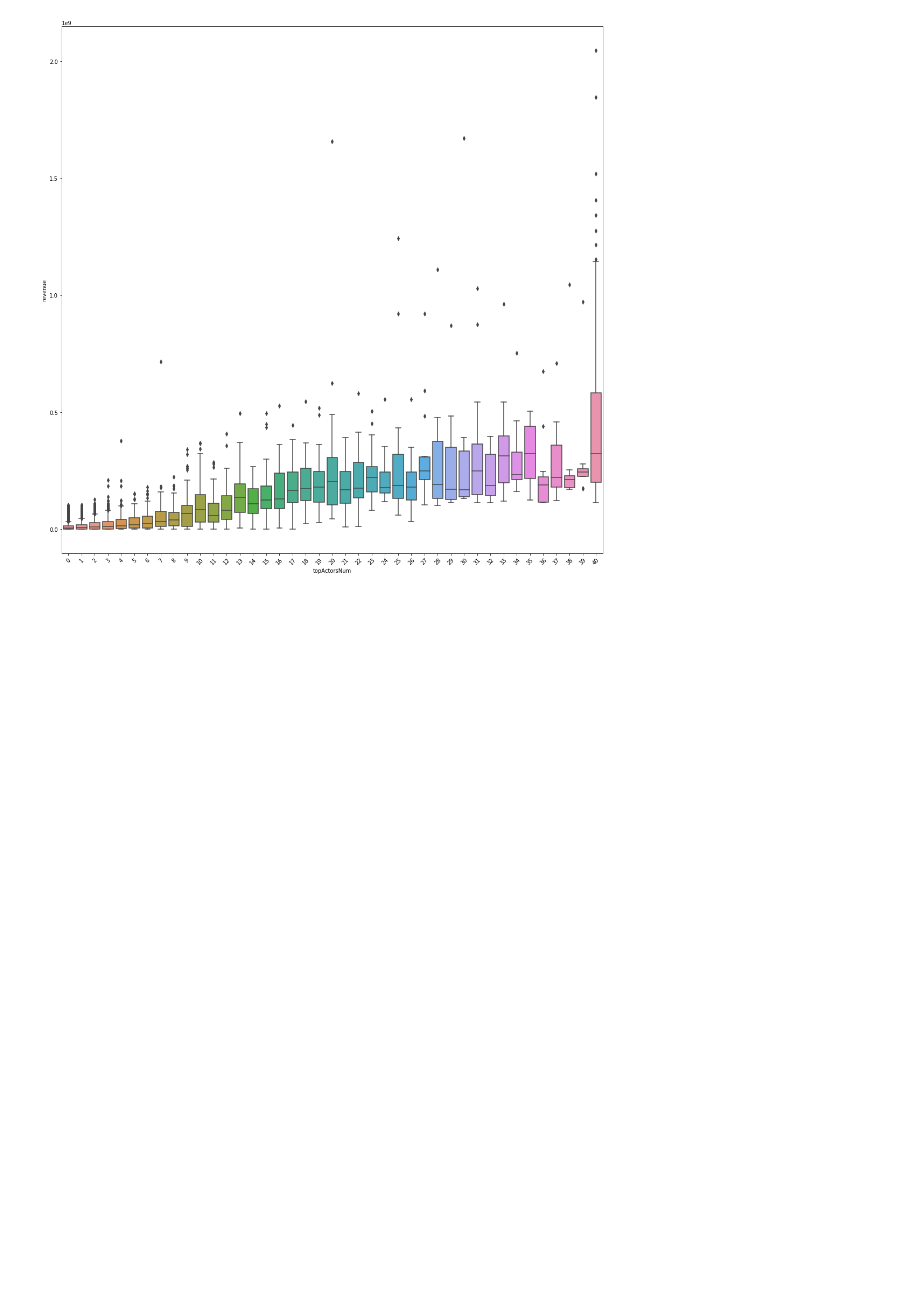
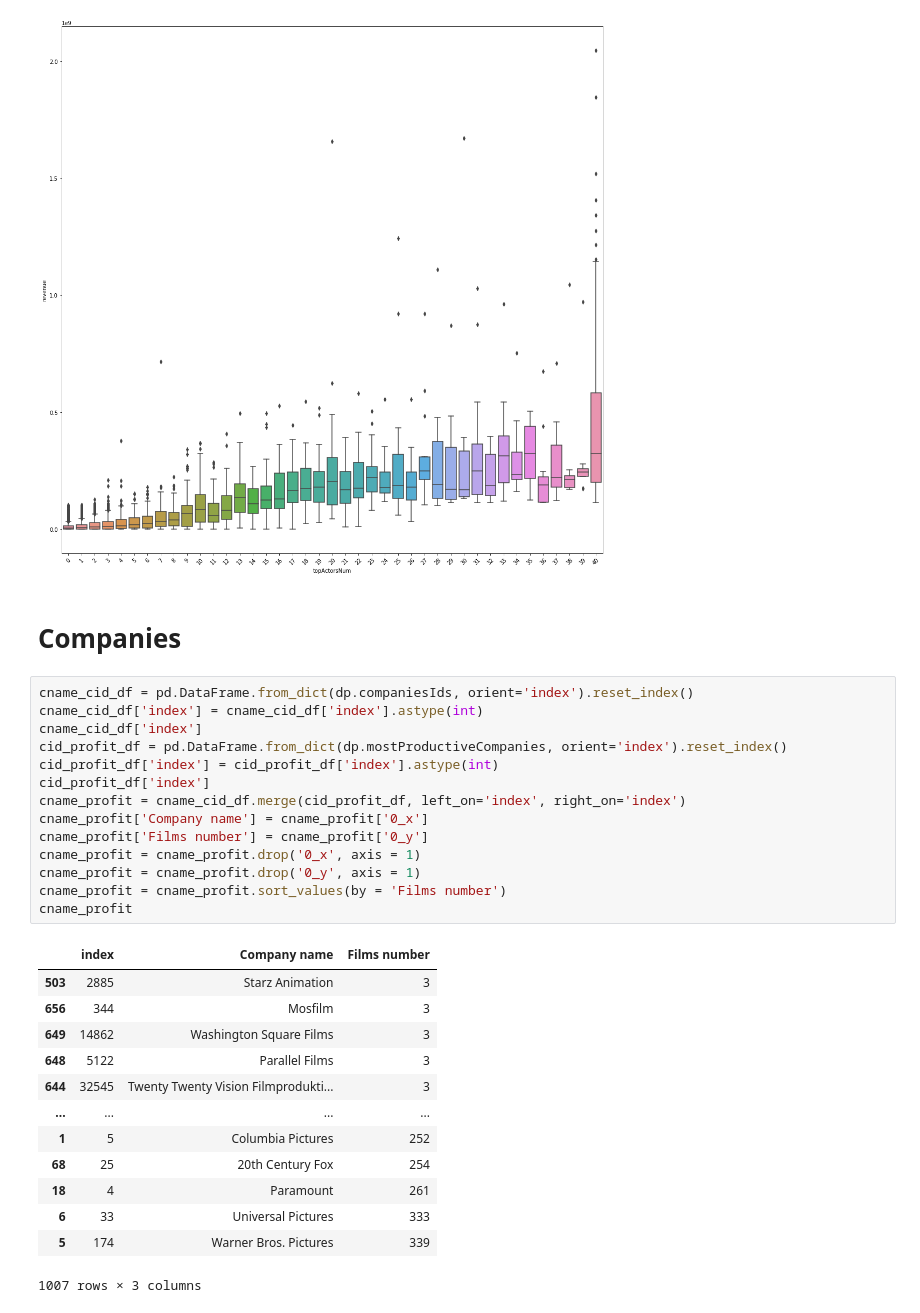
Before and after one commit to Stayermax/BORP, a Jupyter notebook: EDA.ipynb, the cells around one changed output. Drawn from its saved outputs; the diff is of its cells as text; blank space fills up the shorter version.

```diff
--- a/EDA.ipynb
+++ b/EDA.ipynb
@@ -216,3 +219,33 @@ PLT8
 # %% [output]
 <matplotlib.axes._subplots.AxesSubplot at 0x...>
 [figure]
+# %% [markdown]
+# Companies
+# %%
+cname_cid_df = pd.DataFrame.from_dict(dp.companiesIds, orient='index').reset_index()
+cname_cid_df['index'] = cname_cid_df['index'].astype(int)
+cname_cid_df['index']
+cid_profit_df = pd.DataFrame.from_dict(dp.mostProductiveCompanies, orient='index').reset_index()
+cid_profit_df['index'] = cid_profit_df['index'].astype(int)
+cid_profit_df['index']
+cname_profit = cname_cid_df.merge(cid_profit_df, left_on='index', right_on='index')
+cname_profit['Company name'] = cname_profit['0_x']
+cname_profit['Films number'] = cname_profit['0_y']
+cname_profit = cname_profit.drop('0_x', axis = 1)
+cname_profit = cname_profit.drop('0_y', axis = 1)
+cname_profit = cname_profit.sort_values(by = 'Films number')
+cname_profit
+# %% [output]
+|  | index | Company name | Films number |
+| 503 | 2885 | Starz Animation | 3 |
+| 656 | 344 | Mosfilm | 3 |
+| 649 | 14862 | Washington Square Films | 3 |
+| 648 | 5122 | Parallel Films | 3 |
+| 644 | 32545 | Twenty Twenty Vision Filmprodukti... | 3 |
+| ... | ... | ... | ... |
+| 1 | 5 | Columbia Pictures | 252 |
+| 68 | 25 | 20th Century Fox | 254 |
+| 18 | 4 | Paramount | 261 |
+| 6 | 33 | Universal Pictures | 333 |
+| 5 | 174 | Warner Bros. Pictures | 339 |
+1007 rows × 3 columns
```
Also changed, not shown: parts of 7 cells of this notebook, 13 other files.
